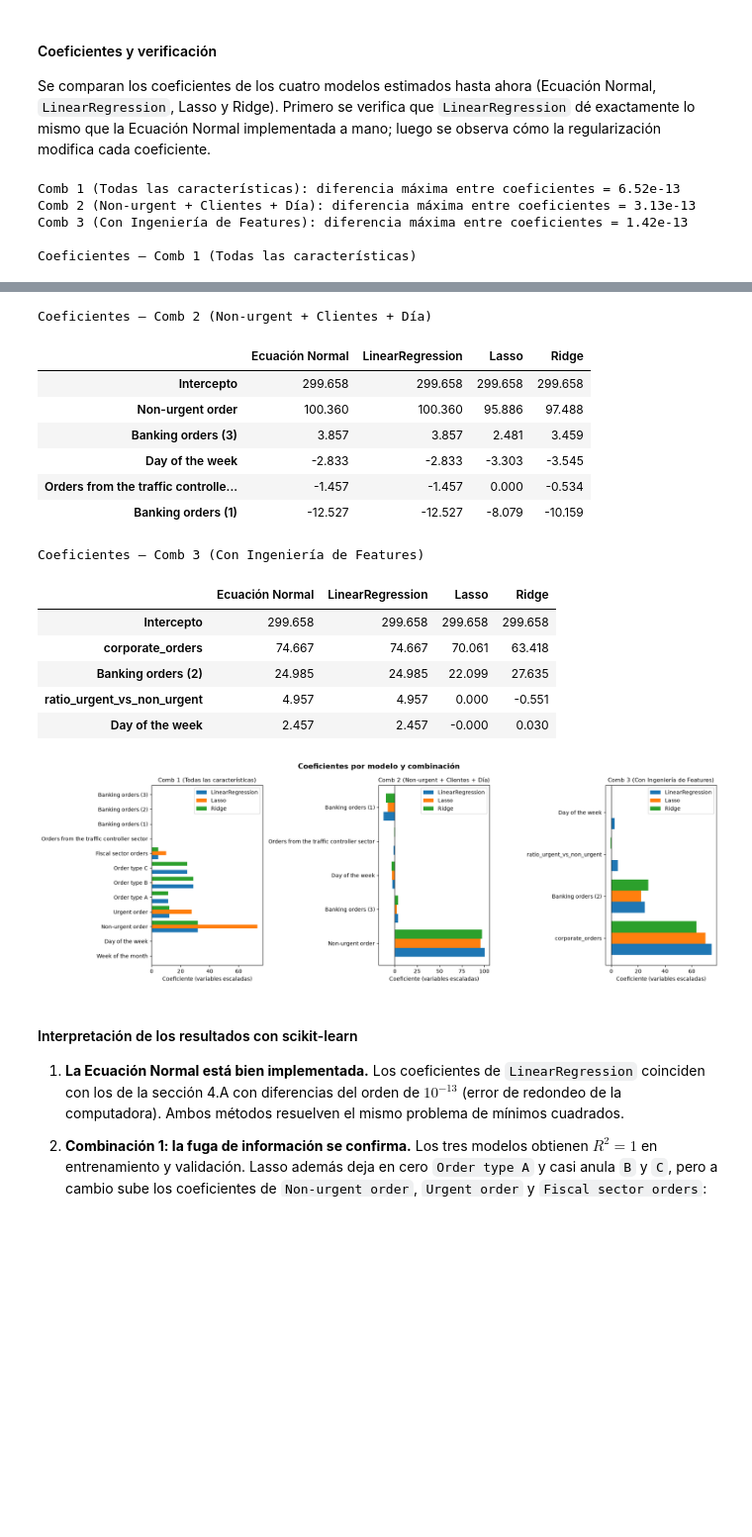
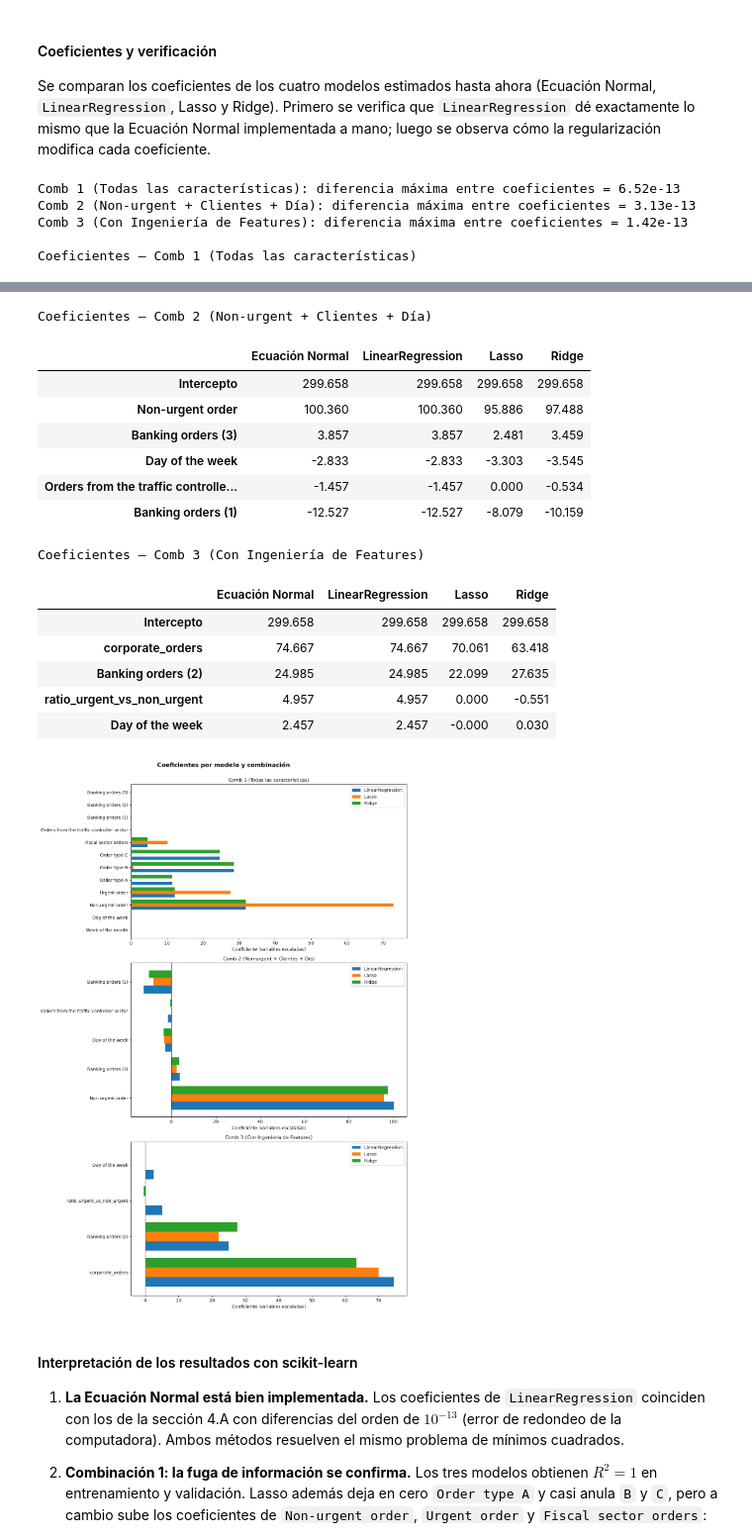
Before and after one commit to tdavidvergara/regresion-lineal-machine-learning, a Jupyter notebook: EDA_Regresion_Demanda.ipynb, the cells around one changed output, grey strips where cells are left out. Shown at 99% size. Drawn from its saved outputs; the diff is of its cells as text; code cells hidden in the pictures; blank space fills up the shorter version.

Commit message:
Sección 4.B: gráfica de coeficientes en una fila por combinación
- La gráfica de coeficientes pasa de 1x3 a 3x1 para que se lean los nombres
- Se corrige el título general que se encimaba con el de la primera gráfica

Co-Authored-By: Claude Opus 5.5 <noreply@anthropic.com>

```diff
--- a/EDA_Regresion_Demanda.ipynb
+++ b/EDA_Regresion_Demanda.ipynb
@@ -961,7 +961,8 @@ for nombre in datos_preparados:
 # ---------------------------------------------------------------
 # 3. Gráfica: cómo cambian los coeficientes con la regularización
 # ---------------------------------------------------------------
-fig, axes = plt.subplots(1, 3, figsize=(18, 6))
+# 3 filas x 1 columna: cada combinación en su propia fila
+fig, axes = plt.subplots(3, 1, figsize=(12, 18))
 
 for ax, nombre in zip(axes, datos_preparados):
     # Une los coeficientes de los 3 modelos (sin el intercepto, que no es una variable)
@@ -976,7 +977,7 @@ for ax, nombre in zip(axes, datos_preparados):
     ax.set_xlabel("Coeficiente (variables escaladas)")
 
 plt.suptitle("Coeficientes por modelo y combinación", fontsize=14, fontweight="bold")
-plt.tight_layout()
+plt.tight_layout(rect=[0, 0, 1, 0.98])  # Deja espacio arriba para el título general
 plt.show()
 # %% [output]
 Comb 1 (Todas las características): diferencia máxima entre coeficientes = 6.52e-13
@@ -986,34 +987,34 @@ Comb 3 (Con Ingeniería de Features): diferencia máxima entre coeficientes = 1.
 Coeficientes — Comb 1 (Todas las características)
 |  | Ecuación Normal | LinearRegression | Lasso | Ridge |
 | Intercepto | 299.658 | 299.658 | 299.658 | 299.658 |
 | Week of the month | 0.000 | 0.000 | 0.000 | 0.000 |
 | Day of the week | 0.000 | -0.000 | -0.000 | -0.000 |
 | Non-urgent order | 31.876 | 31.876 | 72.890 | 31.867 |
 | Urgent order | 12.138 | 12.138 | 27.598 | 12.140 |
 | Order type A | 11.404 | 11.404 | 0.000 | 11.401 |
 | Order type B | 28.576 | 28.576 | 0.582 | 28.568 |
 | Order type C | 24.599 | 24.599 | 0.206 | 24.595 |
 | Fiscal sector orders | 4.587 | 4.587 | 10.139 | 4.589 |
 | Orders from the traffic controlle... | 0.000 | 0.000 | 0.000 | 0.004 |
 | Banking orders (1) | 0.000 | -0.000 | 0.000 | 0.011 |
 | Banking orders (2) | 0.000 | -0.000 | 0.000 | 0.012 |
 | Banking orders (3) | 0.000 | 0.000 | 0.000 | 0.000 |
 Coeficientes — Comb 2 (Non-urgent + Clientes + Día)
 |  | Ecuación Normal | LinearRegression | Lasso | Ridge |
 | Intercepto | 299.658 | 299.658 | 299.658 | 299.658 |
 | Non-urgent order | 100.360 | 100.360 | 95.886 | 97.488 |
 | Banking orders (3) | 3.857 | 3.857 | 2.481 | 3.459 |
 | Day of the week | -2.833 | -2.833 | -3.303 | -3.545 |
 | Orders from the traffic controlle... | -1.457 | -1.457 | 0.000 | -0.534 |
 | Banking orders (1) | -12.527 | -12.527 | -8.079 | -10.159 |
 Coeficientes — Comb 3 (Con Ingeniería de Features)
 |  | Ecuación Normal | LinearRegression | Lasso | Ridge |
 | Intercepto | 299.658 | 299.658 | 299.658 | 299.658 |
 | corporate_orders | 74.667 | 74.667 | 70.061 | 63.418 |
 | Banking orders (2) | 24.985 | 24.985 | 22.099 | 27.635 |
 | ratio_urgent_vs_non_urgent | 4.957 | 4.957 | 0.000 | -0.551 |
 | Day of the week | 2.457 | 2.457 | -0.000 | 0.030 |
-[figure, old version]
+[figure, new version]
 # %% [markdown]
 #### Interpretación de los resultados con scikit-learn
 
```
